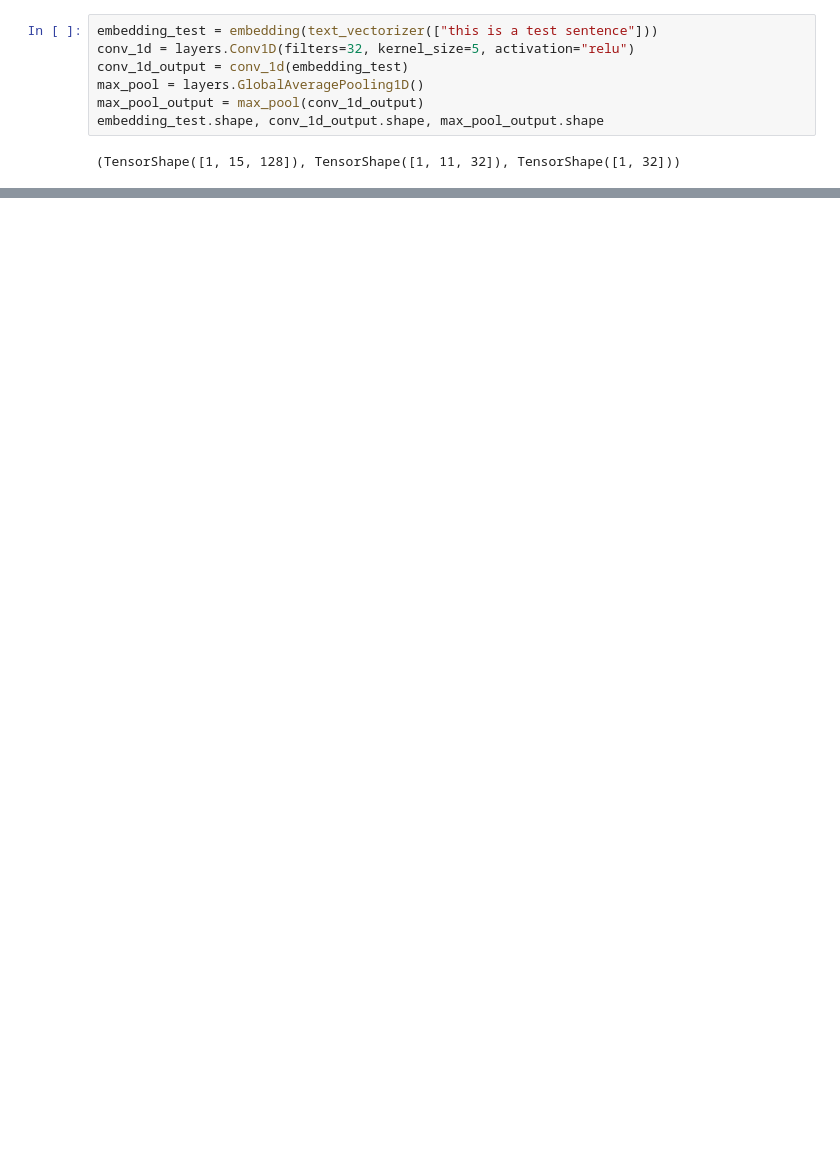
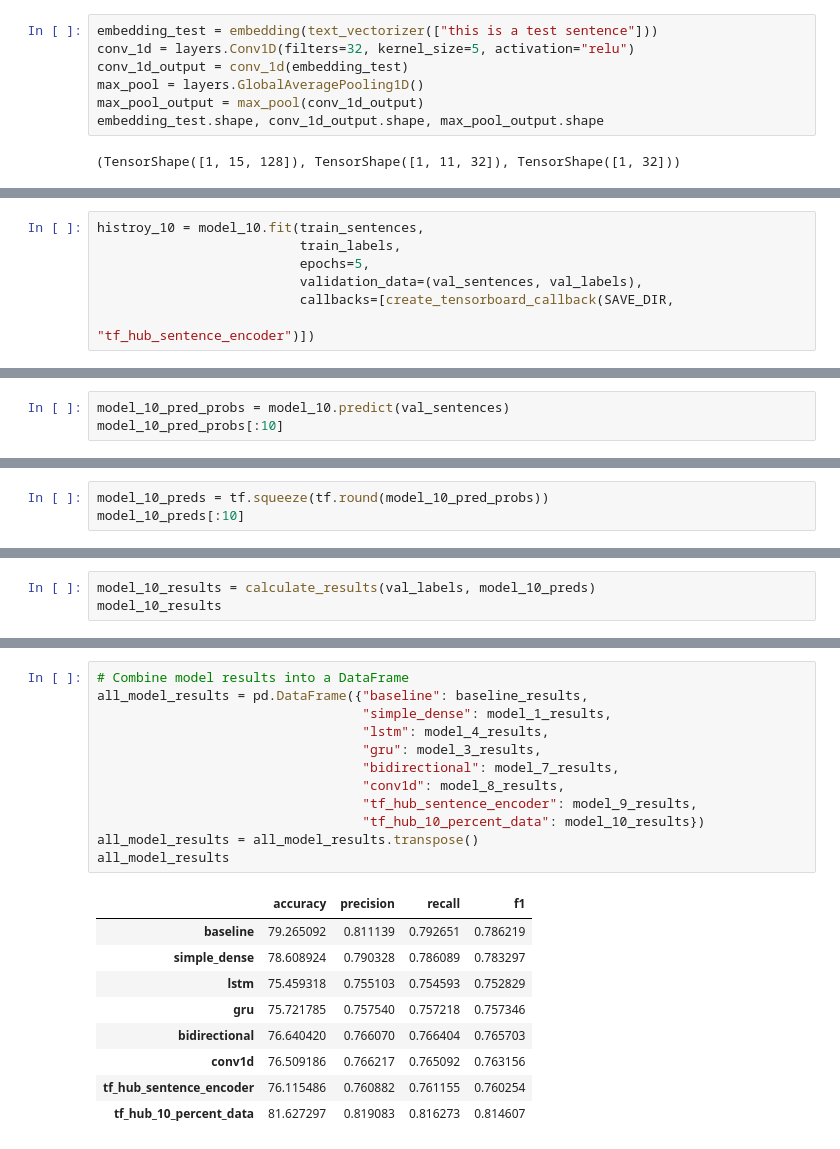
Before and after one commit to Elmir22/Data-science-ML-models-, a Jupyter notebook: Introduction_to_NLP_in_tensorflow_.ipynb, the cells around one changed output, grey strips where cells are left out. Saved outputs shown, nothing was run; the diff lists cells and outputs as text; blank space fills up the shorter version.

```diff
--- a/Introduction_to_NLP_in_tensorflow_.ipynb
+++ b/Introduction_to_NLP_in_tensorflow_.ipynb
@@ -1175,0 +1253,7 @@ Baseline f1: 0.79, New f1: 0.76, Difference: -0.02
+# %%
+histroy_10 = model_10.fit(train_sentences,
+                          train_labels,
+                          epochs=5,
+                          validation_data=(val_sentences, val_labels),
+                          callbacks=[create_tensorboard_callback(SAVE_DIR,
+                                                                 "tf_hub_sentence_encoder")])
@@ -1175,0 +1272,3 @@ Baseline f1: 0.79, New f1: 0.76, Difference: -0.02
+# %%
+model_10_pred_probs = model_10.predict(val_sentences)
+model_10_pred_probs[:10]
@@ -1175,0 +1287,3 @@ Baseline f1: 0.79, New f1: 0.76, Difference: -0.02
+# %%
+model_10_preds = tf.squeeze(tf.round(model_10_pred_probs))
+model_10_preds[:10]
@@ -1175,0 +1292,3 @@ Baseline f1: 0.79, New f1: 0.76, Difference: -0.02
+# %%
+model_10_results = calculate_results(val_labels, model_10_preds)
+model_10_results
@@ -1175,0 +1393,22 @@ Baseline f1: 0.79, New f1: 0.76, Difference: -0.02
+# %%
+# Combine model results into a DataFrame
+all_model_results = pd.DataFrame({"baseline": baseline_results,
+                                  "simple_dense": model_1_results,
+                                  "lstm": model_4_results,
+                                  "gru": model_3_results,
+                                  "bidirectional": model_7_results,
+                                  "conv1d": model_8_results,
+                                  "tf_hub_sentence_encoder": model_9_results,
+                                  "tf_hub_10_percent_data": model_10_results})
+all_model_results = all_model_results.transpose()
+all_model_results
+# %% [output]
+|  | accuracy | precision | recall | f1 |
+| baseline | 79.265092 | 0.811139 | 0.792651 | 0.786219 |
+| simple_dense | 78.608924 | 0.790328 | 0.786089 | 0.783297 |
+| lstm | 75.459318 | 0.755103 | 0.754593 | 0.752829 |
+| gru | 75.721785 | 0.757540 | 0.757218 | 0.757346 |
+| bidirectional | 76.640420 | 0.766070 | 0.766404 | 0.765703 |
+| conv1d | 76.509186 | 0.766217 | 0.765092 | 0.763156 |
+| tf_hub_sentence_encoder | 76.115486 | 0.760882 | 0.761155 | 0.760254 |
+| tf_hub_10_percent_data | 81.627297 | 0.819083 | 0.816273 | 0.814607 |
```
Also changed, not shown: parts of 60 cells of this notebook.
